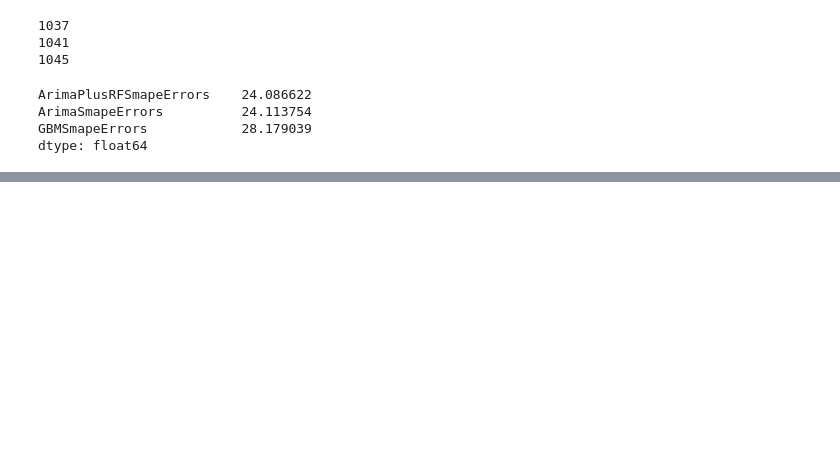
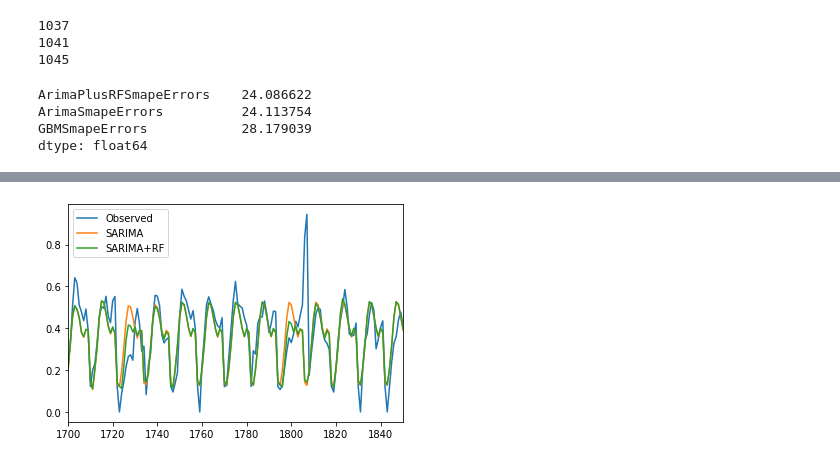
Before and after one commit to mocohen/Capstone-Project-1, a Jupyter notebook: Random_Forest_On_SARIMA.ipynb, the cells around one changed output, grey strips where cells are left out. Drawn from its saved outputs; the diff is of its cells as text; code cells hidden in the pictures; blank space fills up the shorter version.

```diff
--- a/Random_Forest_On_SARIMA.ipynb
+++ b/Random_Forest_On_SARIMA.ipynb
@@ -364,0 +543,11 @@ dtype: float64
+# %%
+fig, ax = plt.subplots()
+ax.plot(curr['PercentOccupied'], label='Observed')
+
+ax.plot(curr['SARIMA_Preds'], label='SARIMA')
+ax.plot(curr['SARIMA_Plus_RF'], label='SARIMA+RF')
+ax.legend()
+ax.set_xlim(1700,1850)
+plt.show()
+# %% [output]
+[figure, added]
```
Also changed, not shown: parts of 23 cells of this notebook, 1 other file.
